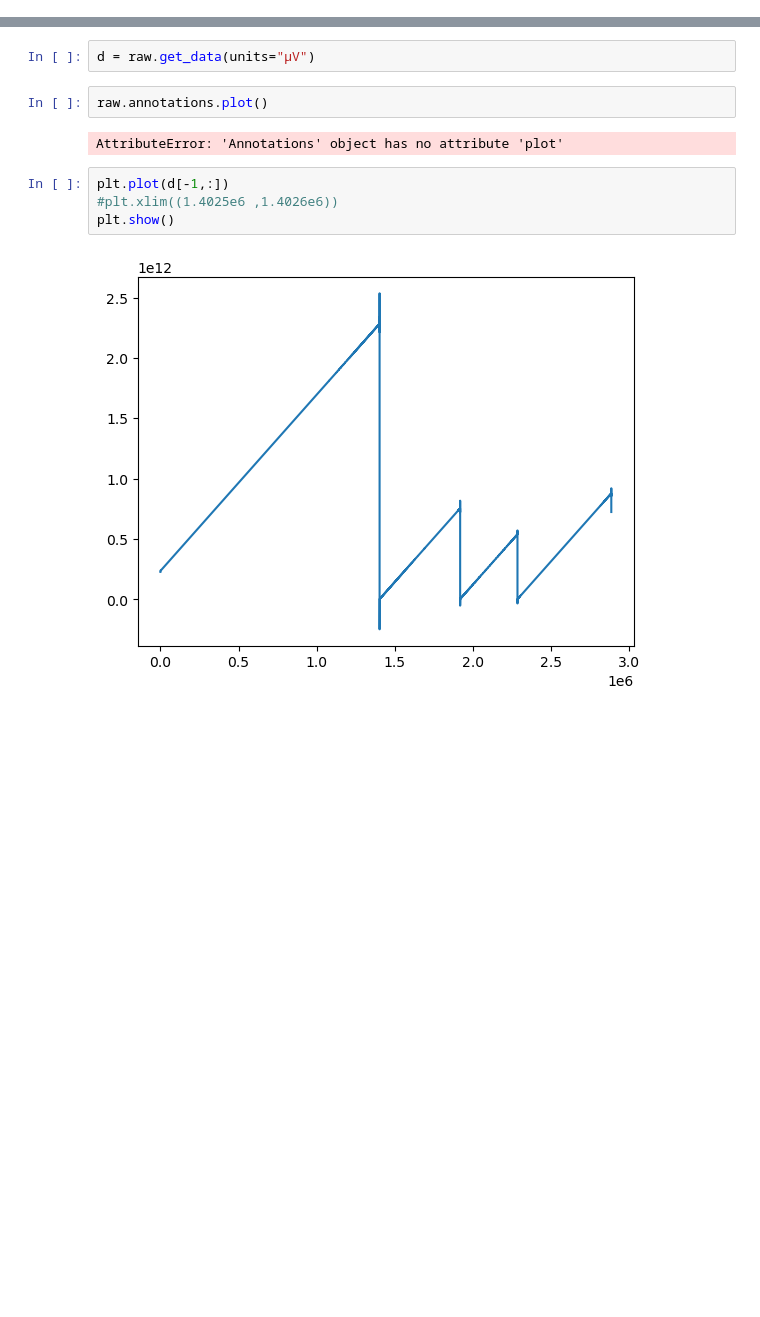
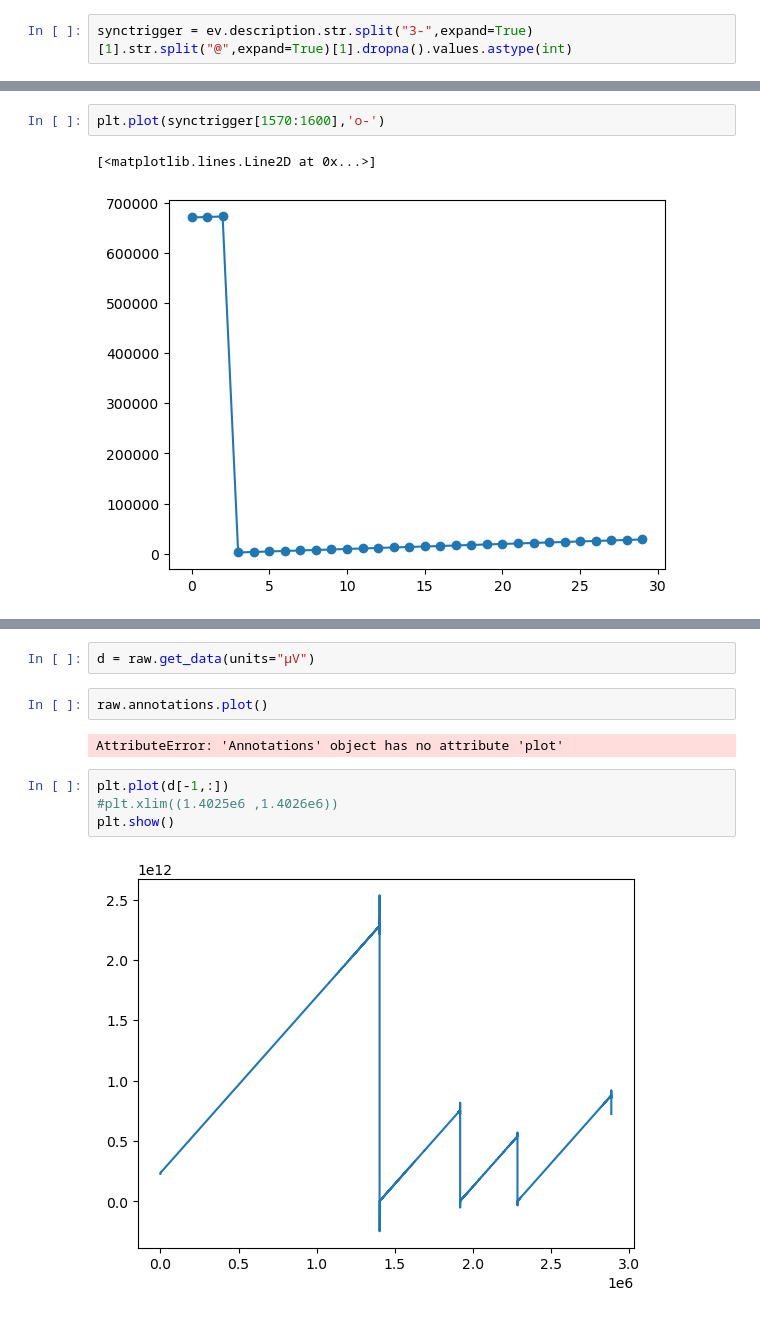
Before and after one commit to s-ccs/2024FreeViewingMSCOCO, a Jupyter notebook: scripts/inspect_raw_data.ipynb, the cells around one changed output, grey strips where cells are left out. Drawn from its saved outputs; the diff is of its cells as text; blank space fills up the shorter version.

```diff
--- a/scripts/inspect_raw_data.ipynb
+++ b/scripts/inspect_raw_data.ipynb
@@ -5 +8,3 @@ p = "/scratch/data/2024FreeViewingMSCOCO/sub-031/ses-001/eeg/sub-031_ses-001_tas
 raw = mne.io.read_raw_eeglab(p)
+# %%
+synctrigger = ev.description.str.split("3-",expand=True)[1].str.split("@",expand=True)[1].dropna().values.astype(int)
@@ -6,3 +41,8 @@ raw = mne.io.read_raw_eeglab(p)
+# %%
+plt.plot(synctrigger[1570:1600],'o-')
+# %% [output]
+[<matplotlib.lines.Line2D at 0x...>]
+[figure, added]
 # %%
 all_events, all_event_id = mne.events_from_annotations(raw)
 mne.viz.plot_events(events=all_events, event_id=all_event_id, sfreq=raw.info["sfreq"])
```
Also changed, not shown: parts of 12 cells of this notebook.
